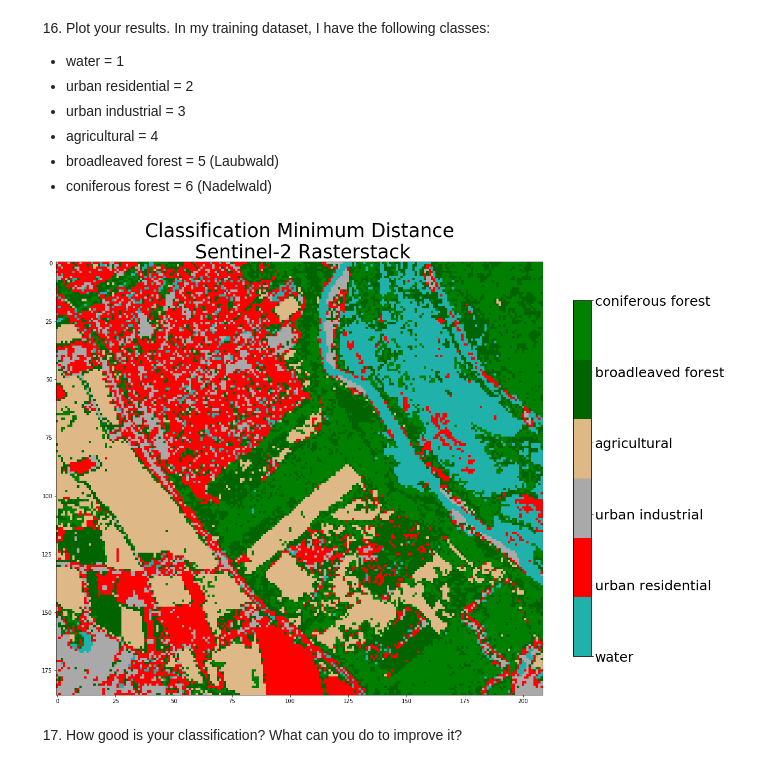
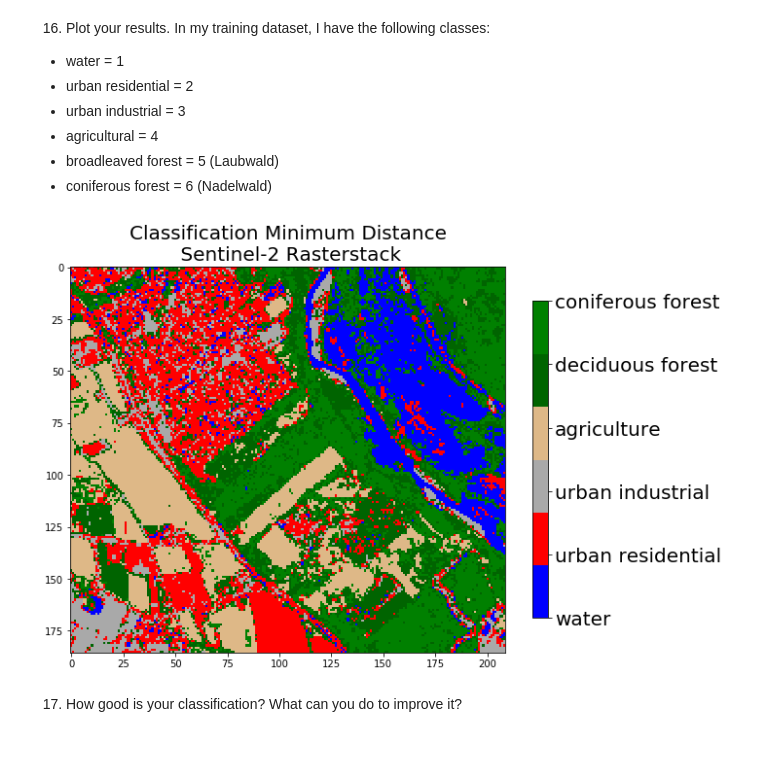
Before and after one commit to yzut-ydv/Remote_sensing_HM, a Jupyter notebook: practice5_fe1.ipynb, the cells around one changed output. Drawn from its saved outputs; the diff is of its cells as text; code cells hidden in the pictures.

```diff
--- a/practice5_fe1.ipynb
+++ b/practice5_fe1.ipynb
@@ -259,26 +274,26 @@ Reshaped back to (186, 209)
  - coniferous forest = 6  (Nadelwald)
 # %%
 # assing colors to each class. The order of the colors depends on the order of the landclasses
-custom_cmap = ListedColormap(["lightseagreen","red","darkgrey","burlywood", "darkgreen","green"])
+custom_cmap = ListedColormap(["blue","red","darkgrey","burlywood", "darkgreen","green"])
 # for example, here water = "lightseagreen"
 
 # plot your classification
-fig,ax = plt.subplots(figsize=(20,20))
-ax.set_title('Classification Minimum Distance\n Sentinel-2 Rasterstack', fontsize = 35) # use '\n' to start a new line
+fig,ax = plt.subplots(figsize=(10,10))
+ax.set_title('Classification Minimum Distance\n Sentinel-2 Rasterstack', fontsize = 20) # use '\n' to start a new line
 plot_md =ax.imshow(knn_prediction, cmap=custom_cmap) # indicate which file will be plottd, add colors
 # set parameters for colorbar
 cbar_md = plt.colorbar(plot_md,shrink=0.6)
 cbar_md.set_ticks([1,2,3,4,5,6])
 cbar_md.set_ticklabels(["water", "urban residential", "urban industrial", "agriculture", "deciduous forest", "coniferous forest"])
-cbar_md.ax.tick_params(labelsize=25) # adapt font size of ticks
+cbar_md.ax.tick_params(labelsize=20) # adapt font size of ticks
 # show your plot
 plt.show()
 
 # More info on plotting functions:
 # https://matplotlib.org/3.1.0/gallery/color/named_colors.html
 # https://matplotlib.org/3.1.1/api/_as_gen/matplotlib.pyplot.colorbar.html
 # %% [output]
-[figure, old version]
+[figure, new version]
 # %% [markdown]
 17. How good is your classification? What can you do to improve it?
 # %% [markdown]
```
Also changed, not shown: parts of 12 cells of this notebook, 1 other file.
